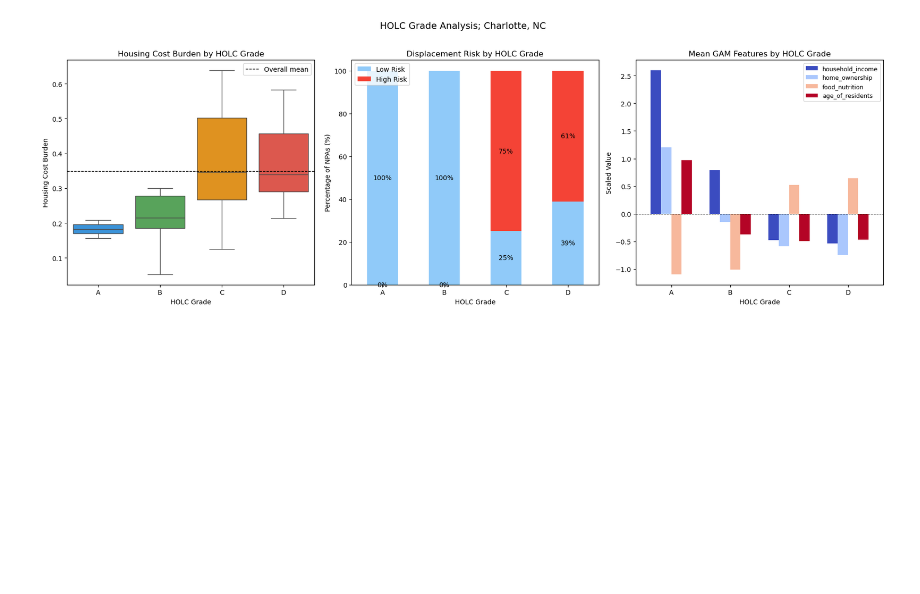
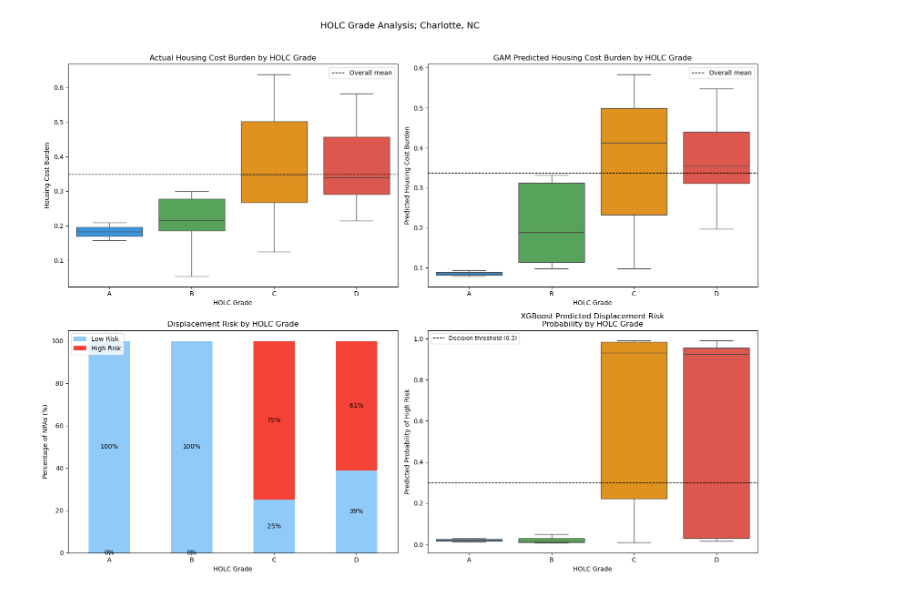
Before and after one commit to teseri86/Charlotte_Housing_Project, a Jupyter notebook: notebooks/holc_analysis.ipynb, the cells around one changed output. Cells and saved outputs as stored; diff of their text form; code cells hidden in the pictures; blank space fills up the shorter version.

Commit message:
Finished HOLC analysis with model predicitions. Added documentation at the end of each notebook summarizing steps.

```diff
--- a/notebooks/holc_analysis.ipynb
+++ b/notebooks/holc_analysis.ipynb
@@ -94,65 +111,70 @@ Name: housing_cost_burden, dtype: float64
 # %%
-# Visualizations
-fig, axes = plt.subplots(1, 3, figsize=(18, 6))
+fig, axes = plt.subplots(2, 2, figsize=(16, 12))
 
-
-# Box plot: housing cost burden by grade
+# Actual housing cost burden by grade
 sns.boxplot(
     data=holc_df, x="grade", y="housing_cost_burden",
     order=["A", "B", "C", "D"],
     palette={"A": "#2196F3", "B": "#4CAF50", "C": "#FF9800", "D": "#F44336"},
-    ax=axes[0]
+    ax=axes[0, 0]
 )
-axes[0].set_title("Housing Cost Burden by HOLC Grade")
-axes[0].set_xlabel("HOLC Grade")
-axes[0].set_ylabel("Housing Cost Burden")
-axes[0].axhline(holc_df["housing_cost_burden"].mean(),
-                color="black", linestyle="--", lw=1, label="Overall mean")
-axes[0].legend()
+axes[0, 0].set_title("Actual Housing Cost Burden by HOLC Grade")
+axes[0, 0].set_xlabel("HOLC Grade")
+axes[0, 0].set_ylabel("Housing Cost Burden")
+axes[0, 0].axhline(holc_df["housing_cost_burden"].mean(),
+                   color="black", linestyle="--", lw=1, label="Overall mean")
+axes[0, 0].legend()
 
+# GAM predicted burden by grade
+sns.boxplot(
+    data=holc_df, x="grade", y="gam_predicted_burden",
+    order=["A", "B", "C", "D"],
+    palette={"A": "#2196F3", "B": "#4CAF50", "C": "#FF9800", "D": "#F44336"},
+    ax=axes[0, 1]
+)
+axes[0, 1].set_title("GAM Predicted Housing Cost Burden by HOLC Grade")
+axes[0, 1].set_xlabel("HOLC Grade")
+axes[0, 1].set_ylabel("Predicted Housing Cost Burden")
+axes[0, 1].axhline(holc_df["gam_predicted_burden"].mean(),
+                   color="black", linestyle="--", lw=1, label="Overall mean")
+axes[0, 1].legend()
 
-# Stacked bar: displacement risk by grade
+# Stacked bar chart: displacement risk by grade
 risk_counts = holc_df.groupby(["grade", "displacement_risk"]).size().unstack(fill_value=0)
 risk_pct = risk_counts.div(risk_counts.sum(axis=1), axis=0) * 100
 risk_pct = risk_pct.reindex(["A", "B", "C", "D"])
 
 risk_pct.plot(
     kind="bar", stacked=True,
     color=["#90CAF9", "#F44336"],
-    ax=axes[1],
+    ax=axes[1, 0],
     width=0.5
 )
-axes[1].set_title("Displacement Risk by HOLC Grade")
-axes[1].set_xlabel("HOLC Grade")
-axes[1].set_ylabel("Percentage of NPAs (%)")
-axes[1].set_xticklabels(["A", "B", "C", "D"], rotation=0)
-axes[1].legend(["Low Risk", "High Risk"], loc="upper left")
+axes[1, 0].set_title("Displacement Risk by HOLC Grade")
+axes[1, 0].set_xlabel("HOLC Grade")
+axes[1, 0].set_ylabel("Percentage of NPAs (%)")
+axes[1, 0].set_xticklabels(["A", "B", "C", "D"], rotation=0)
+axes[1, 0].legend(["Low Risk", "High Risk"], loc="upper left")
 
-for bar_group in axes[1].containers:
-    axes[1].bar_label(bar_group, fmt="%.0f%%", label_type="center", fontsize=10)
+for bar_group in axes[1, 0].containers:
+    axes[1, 0].bar_label(bar_group, fmt="%.0f%%", label_type="center", fontsize=10)
 
-
-# Bar chart: mean GAM features by grade
-feature_means = holc_df.groupby("grade")[
-    ["household_income", "home_ownership", "food_nutrition", "age_of_residents"]
-].mean().reindex(["A", "B", "C", "D"])
-
-feature_means.plot(
-    kind="bar",
-    ax=axes[2],
-    width=0.7,
-    colormap="coolwarm"
+# XGBoost predicted probability by grade
+sns.boxplot(
+    data=holc_df, x="grade", y="xgb_proba",
+    order=["A", "B", "C", "D"],
+    palette={"A": "#2196F3", "B": "#4CAF50", "C": "#FF9800", "D": "#F44336"},
+    ax=axes[1, 1]
 )
-axes[2].set_title("Mean GAM Features by HOLC Grade")
-axes[2].set_xlabel("HOLC Grade")
-axes[2].set_ylabel("Scaled Value")
-axes[2].set_xticklabels(["A", "B", "C", "D"], rotation=0)
-axes[2].axhline(0, color="black", linestyle="--", lw=0.8)
-axes[2].legend(loc="upper right", fontsize=9)
-
+axes[1, 1].set_title("XGBoost Predicted Displacement Risk\nProbability by HOLC Grade")
+axes[1, 1].set_xlabel("HOLC Grade")
+axes[1, 1].set_ylabel("Predicted Probability of High Risk")
+axes[1, 1].axhline(0.3, color="black", linestyle="--", lw=1,
+                   label="Decision threshold (0.3)")
+axes[1, 1].legend(fontsize=9)
 
 plt.suptitle("HOLC Grade Analysis; Charlotte, NC", fontsize=14, y=1.02)
 plt.tight_layout()
 plt.show()
 # %% [output]
-[figure, old version]
+[figure, new version]
```
Also changed, not shown: parts of 16 cells of this notebook, 5 other files.
